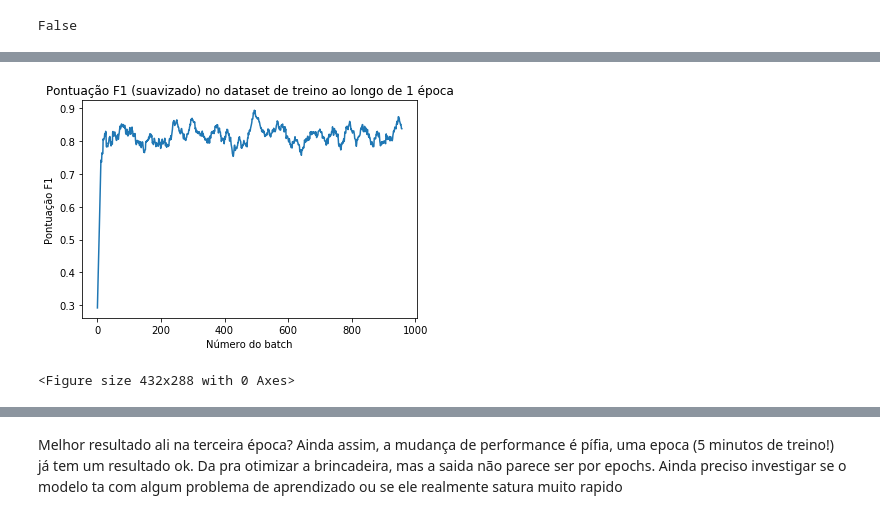
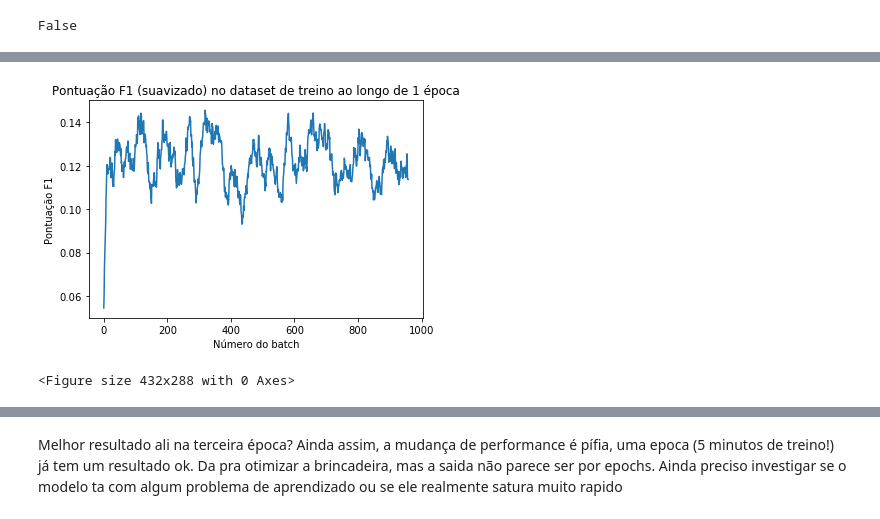
Before and after one commit to caiotda/MAC0499, a Jupyter notebook: model/client.ipynb, the cells around one changed output, grey strips where cells are left out. Cells and saved outputs as stored; diff of their text form; code cells hidden in the pictures.

```diff
--- a/model/client.ipynb
+++ b/model/client.ipynb
@@ -79,7 +83,7 @@ ds_train = DataLoader(pytorch_dataset_train, batch_size=8, shuffle=True)
 # %%
-num_epochs = 1
+num_epochs = 8
 # %%
-evaluator = Evaluator(ds_train, model, device)
+evaluator = Evaluator(ds_test, model, device)
 # %%
 tr = Trainner(device, loader, model, optimizer, max_len=128, num_examples=len(pytorch_dataset_train), num_epochs=num_epochs, evaluator=evaluator)
 # %%
@@ -104,0 +141,3 @@ import numpy as np
+# %%
+model = NERClassifier(n_labels=n_labels, checkpoint=CHECKPOINT) # Reloads model
+tr = Trainner(device, loader, model, optimizer, max_len=128, num_examples=len(pytorch_dataset_train), num_epochs=num_epochs, evaluator=evaluator)
@@ -104,0 +150,3 @@ import numpy as np
+# %%
+%%time
+loss_t, f1 = tr._train_epoch()
@@ -111,14 +198,14 @@ def smooth(y, box_pts):
 # %%
-f1_smooth = smooth(f1_t, 20)
+f1_smooth = smooth(f1, 20)
 plt.plot(f1_smooth[:-20])
 plt.title("Pontuação F1 (suavizado) no dataset de treino ao longo de 1 época")
 plt.xlabel("Número do batch")
 plt.ylabel("Pontuação F1")
 
 plt.show()
 plt.savefig("plot")
 # %% [output]
-[figure, old version]
+[figure, new version]
 <Figure size 432x288 with 0 Axes>
 # %%
 x = range(1,num_epochs+1)
```
Also changed, not shown: parts of 16 cells of this notebook.
